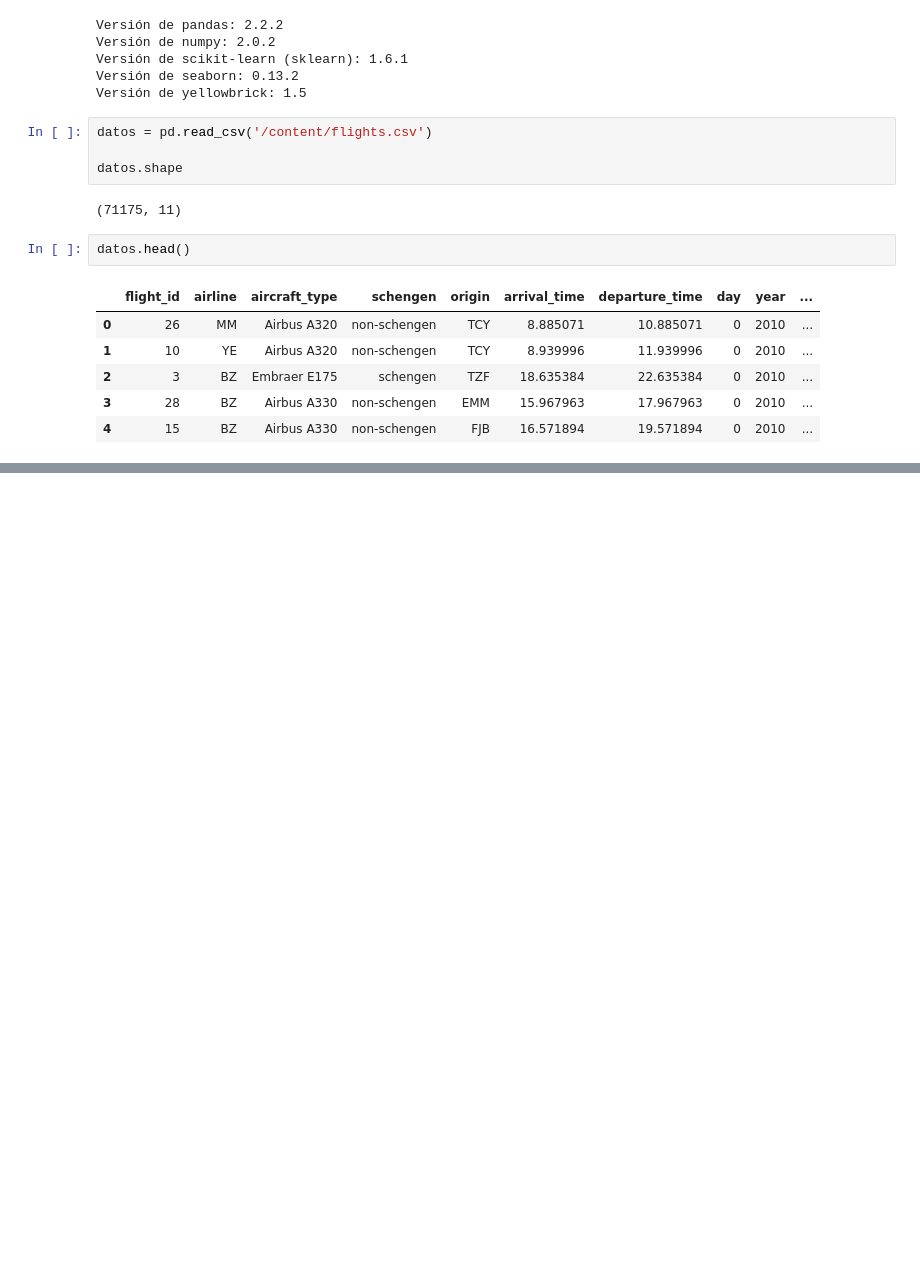
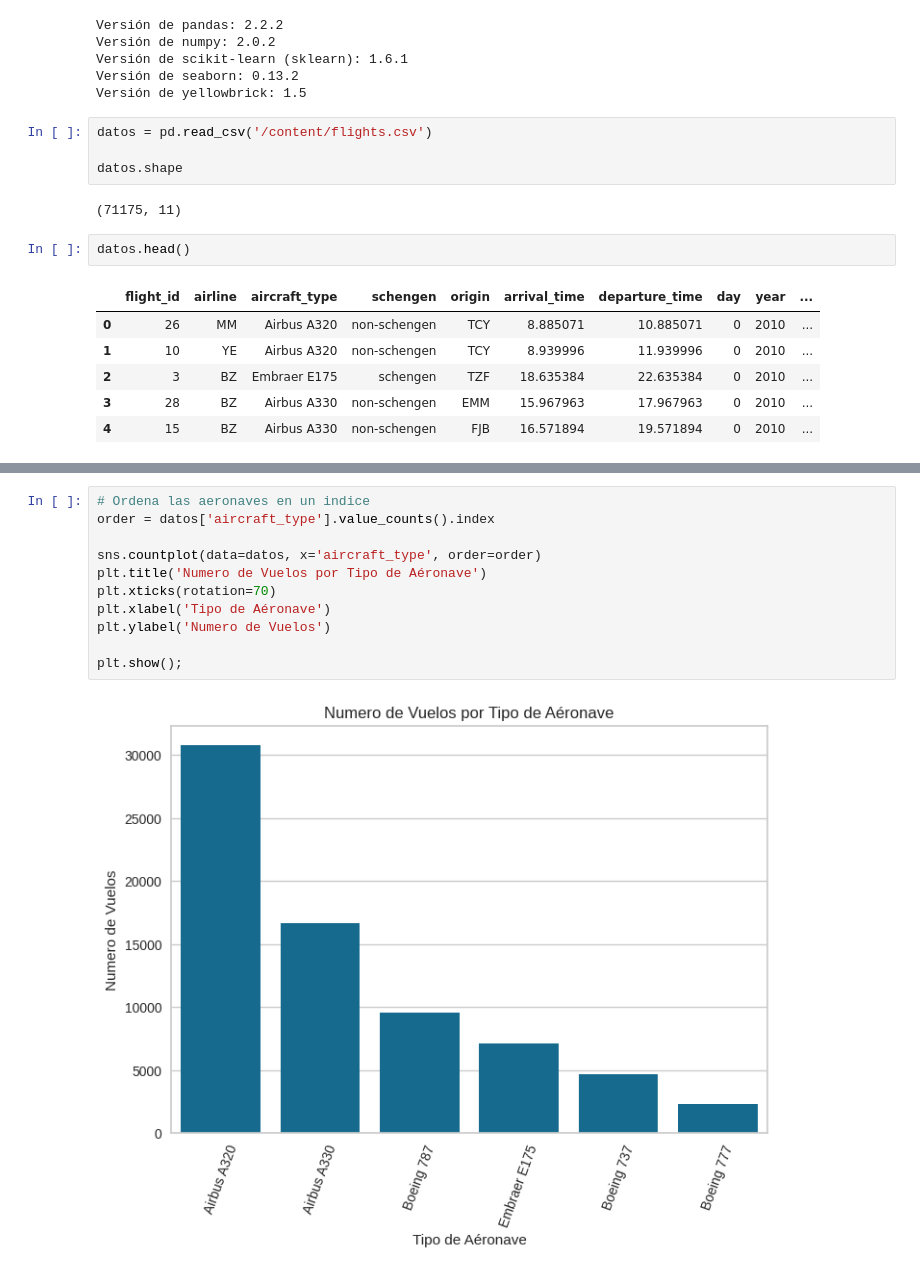
Before and after one commit to LejImkoaj/IA-aumentada, a Jupyter notebook: optimizacion_aeroportuaria.ipynb, the cells around one changed output, grey strips where cells are left out. Drawn from its saved outputs; the diff is of its cells as text; blank space fills up the shorter version.

```diff
--- a/optimizacion_aeroportuaria.ipynb
+++ b/optimizacion_aeroportuaria.ipynb
@@ -33,0 +135,13 @@ datos.head()
+# %%
+# Ordena las aeronaves en un indice
+order = datos['aircraft_type'].value_counts().index
+
+sns.countplot(data=datos, x='aircraft_type', order=order)
+plt.title('Numero de Vuelos por Tipo de Aéronave')
+plt.xticks(rotation=70)
+plt.xlabel('Tipo de Aéronave')
+plt.ylabel('Numero de Vuelos')
+
+plt.show();
+# %% [output]
+[figure, added]
```
Also changed, not shown: parts of 14 cells of this notebook.
